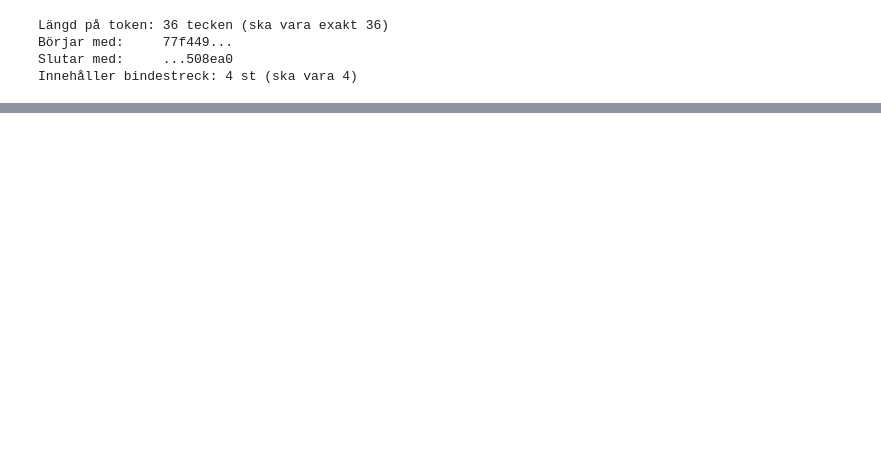
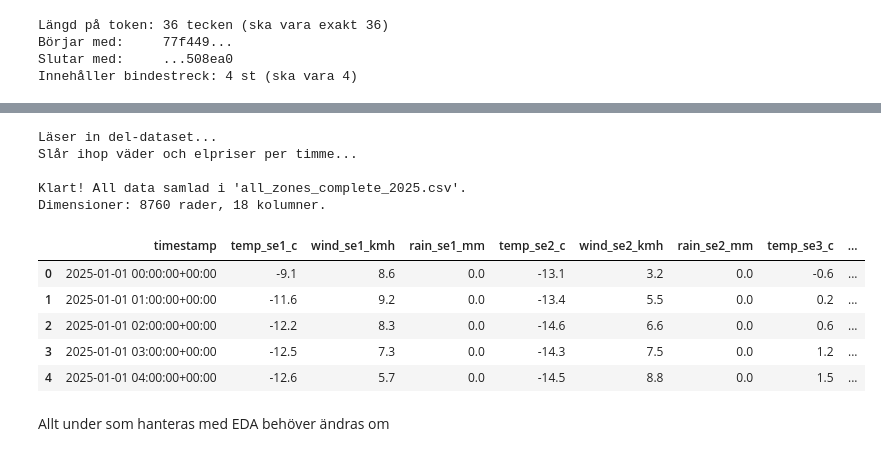
Before and after one commit to Grevendev/Predictor, a Jupyter notebook: models/dataset-AI-alfa.ipynb, the cells around one changed output, grey strips where cells are left out. Saved outputs shown, nothing was run; the diff lists cells and outputs as text; code cells hidden in the pictures; blank space fills up the shorter version.

```diff
--- a/models/dataset-AI-alfa.ipynb
+++ b/models/dataset-AI-alfa.ipynb
@@ -335,3 +323,46 @@ AttributeError: 'DatetimeIndex' object has no attribute 'dt'
+# %%
+import pandas as pd
+
+# 1. Läs in de två del-dataseten
+print("Läser in del-dataset...")
+df_prices = pd.read_csv("prices_all_zones.csv")
+df_weather = pd.read_csv("weather_all_zones.csv")
+
+# 2. Säkerställ att båda tidsstämplarna tolkas som UTC
+df_prices["timestamp"] = pd.to_datetime(df_prices["timestamp"], utc=True)
+df_weather["timestamp"] = pd.to_datetime(df_weather["timestamp"], utc=True)
+
+# 3. Slå ihop på timestamp (inner join behåller timmar där båda finns)
+print("Slår ihop väder och elpriser per timme...")
+df_master = pd.merge(df_weather, df_prices, on="timestamp", how="inner")
+
+# Sortera kronologiskt
+df_master = df_master.sort_values(by="timestamp").reset_index(drop=True)
+
+# Lägg till lokal svensk tid som referens (utmärkt för dygns- och timanalyser)
+df_master["timestamp_local"] = df_master["timestamp"].dt.tz_convert("Europe/Stockholm")
+
+# 4. Spara till EN gemensam CSV-fil
+output_file = "all_zones_complete_2025.csv"
+df_master.to_csv(output_file, index=False)
+
+print(f"\nKlart! All data samlad i '{output_file}'.")
+print(f"Dimensioner: {df_master.shape[0]} rader, {df_master.shape[1]} kolumner.")
+display(df_master.head())
+# %% [output]
+Läser in del-dataset...
+Slår ihop väder och elpriser per timme...
+
+Klart! All data samlad i 'all_zones_complete_2025.csv'.
+Dimensioner: 8760 rader, 18 kolumner.
+|  | timestamp | temp_se1_c | wind_se1_kmh | rain_se1_mm | temp_se2_c | wind_se2_kmh | rain_se2_mm | temp_se3_c | ... |
+| 0 | 2025-01-01 00:00:00+00:00 | -9.1 | 8.6 | 0.0 | -13.1 | 3.2 | 0.0 | -0.6 | ... |
+| 1 | 2025-01-01 01:00:00+00:00 | -11.6 | 9.2 | 0.0 | -13.4 | 5.5 | 0.0 | 0.2 | ... |
+| 2 | 2025-01-01 02:00:00+00:00 | -12.2 | 8.3 | 0.0 | -14.6 | 6.6 | 0.0 | 0.6 | ... |
+| 3 | 2025-01-01 03:00:00+00:00 | -12.5 | 7.3 | 0.0 | -14.3 | 7.5 | 0.0 | 1.2 | ... |
+| 4 | 2025-01-01 04:00:00+00:00 | -12.6 | 5.7 | 0.0 | -14.5 | 8.8 | 0.0 | 1.5 | ... |
+# %% [markdown]
+Allt under som hanteras med EDA behöver ändras om
 # %%
 import pandas as pd
 
```
Also changed, not shown: parts of 5 cells of this notebook.
